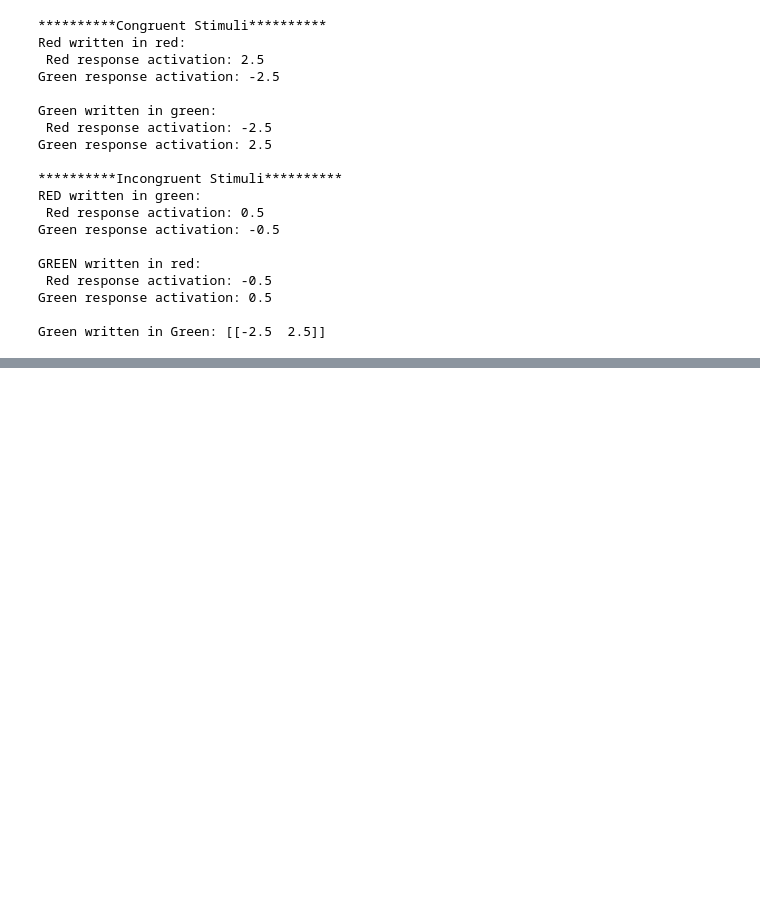
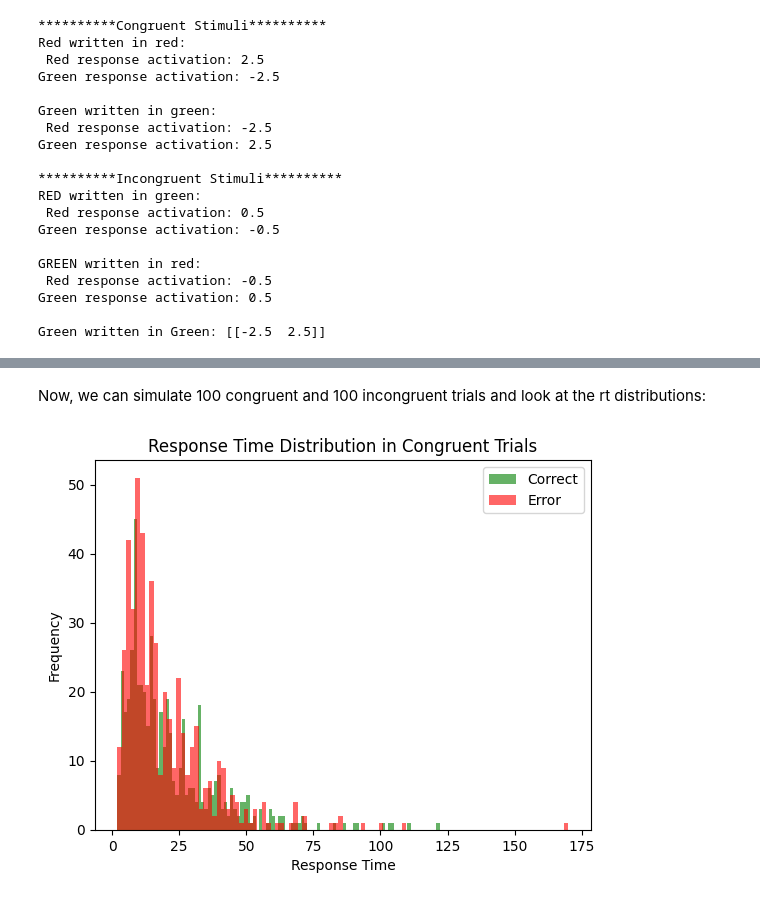
Before and after one commit to AutoResearch/ASDMB-Workshop, a Jupyter notebook: ASDMB-book/content/practical-sessions/psyneulink/psyneulink.ipynb, the cells around one changed output, grey strips where cells are left out. Drawn from its saved outputs; the diff is of its cells as text; code cells hidden in the pictures; blank space fills up the shorter version.

```diff
--- a/ASDMB-book/content/practical-sessions/psyneulink/psyneulink.ipynb
+++ b/ASDMB-book/content/practical-sessions/psyneulink/psyneulink.ipynb
@@ -297,0 +356,25 @@ The numbers are hard to interpret, and we would like to add some stochasticity:
+# %% [markdown]
+Now, we can simulate 100 congruent and 100 incongruent trials and look at the rt distributions:
+# %%
+model, word_input, color_input = get_linear_stroop_with_ddm()
+
+# example congruent stimulus
+gg = {word_input: [0, 1], color_input: [0, 1]}
+
+model.run(gg, num_trials= 1000)
+
+results = model.results
+
+decision_times_correct = [r[1][0] for r in results if r[0][0] > 0]
+decision_time_error = [r[1][0] for r in results if r[0][0] < 0]
+
+plt.hist(decision_times_correct, bins=100, alpha=0.6, color='green', label='Correct')
+plt.hist(decision_time_error, bins=100, alpha=0.6, color='red', label='Error')
+
+plt.title('Response Time Distribution in Congruent Trials')
+plt.ylabel('Frequency')
+plt.xlabel('Response Time')
+plt.legend()
+plt.show()
+# %% [output]
+[figure, added]
```
Also changed, not shown: parts of 6 cells of this notebook.
